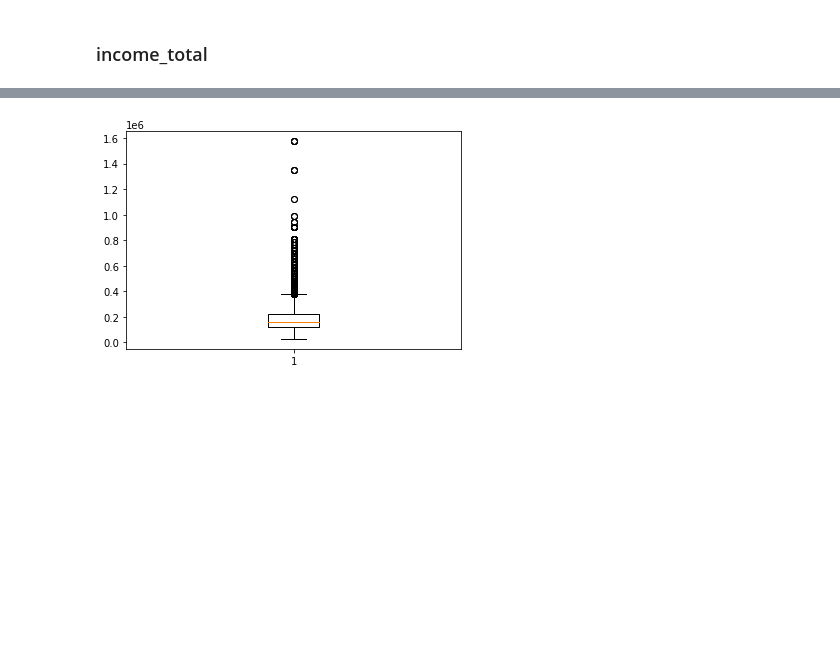
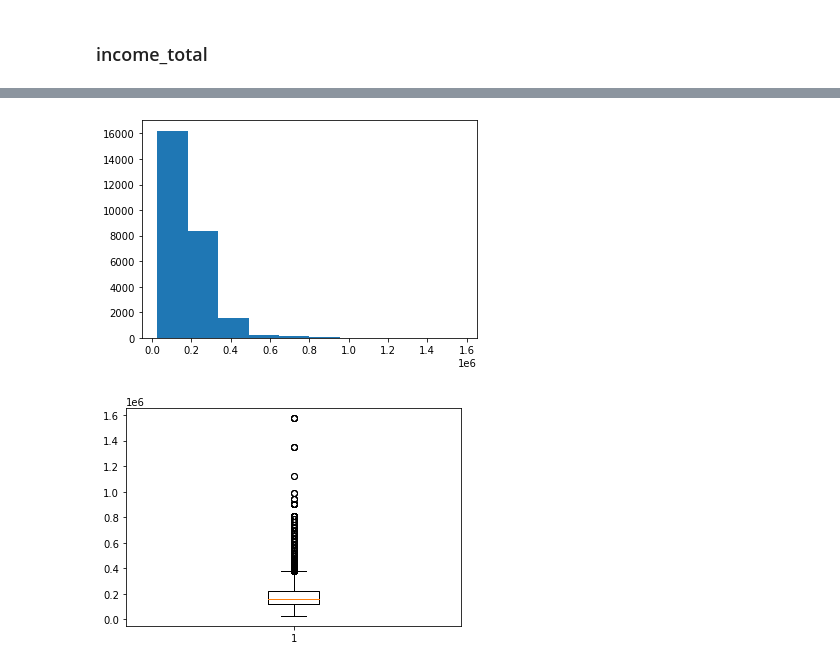
Before and after one commit to JxxHxxx/Ubion-CreditCardUserPrediction, a Jupyter notebook: Code/JY_EDA.ipynb, the cells around one changed output, grey strips where cells are left out. Saved outputs shown, nothing was run; the diff lists cells and outputs as text; code cells hidden in the pictures; blank space fills up the shorter version.

```diff
--- a/Code/JY_EDA.ipynb
+++ b/Code/JY_EDA.ipynb
@@ -125,5 +209,5 @@ plt.boxplot(train['family_size'])
 # %%
-Q1 = train['family_size'].quantile(.25)
+'''Q1 = train['family_size'].quantile(.25)
 Q3 = train['family_size'].quantile(.75)
 IQR = Q3 - Q1
 Q2 = train['family_size'].quantile(.5)
@@ -136,9 +220,17 @@ train.loc[(train['family_size'] > Q2) & (train['family_size'] <= Q3),'child_num'
 train.loc[(train['family_size'] > Q3) & (train['family_size'] <= Q4),'child_num'] = 4
 train.loc[train['family_size'] != Q4, 'child_num'] = 5
 
+test.loc[test['family_size'] <= Q1,'child_num'] = 1
+test.loc[(test['family_size'] > Q1) & (test['family_size'] <= Q2),'child_num'] = 2
+test.loc[(test['family_size'] > Q2) & (test['family_size'] <= Q3),'child_num'] = 3
+test.loc[(test['family_size'] > Q3) & (test['family_size'] <= Q4),'child_num'] = 4
+test.loc[test['family_size'] != Q4, 'child_num'] = 5
+
+test['family_size'] = test['family_size'].replace([1,2,3,4,5],['A','B','C','D','E'])
 train['family_size'] = train['family_size'].replace([1,2,3,4,5],['A','B','C','D','E'])
 
 train['family_size'].value_counts()
+test['family_size'].value_counts()'''
 # %% [output]
 B    14106
 A     5109
@@ -332,8 +389,8 @@ Name: DAYS_EMPLOYED, dtype: int64
 # %% [markdown]
 ### DAYS_BIRTH
 # %%
-train['DAYS_BIRTH'] = (-train['DAYS_BIRTH']/365)
-test['DAYS_BIRTH'] = (-test['DAYS_BIRTH']/365)
+train['DAYS_BIRTH'] = abs(train['DAYS_BIRTH']/365)
+test['DAYS_BIRTH'] = abs(test['DAYS_BIRTH']/365)
 
 train['DAYS_BIRTH'].plot(kind='hist',bins=30,density=True)
 # %% [output]
@@ -440,17 +450,0 @@ plt.boxplot(train['child_num'])
-# %%
-Q1 = train['child_num'].quantile(.25)
-Q3 = train['child_num'].quantile(.75)
-IQR = Q3 - Q1
-Q2 = train['child_num'].quantile(.5)
-Q4 = train['child_num'].quantile(1)
-# print(Q1 , Q2, Q3, Q4)
-
-train.loc[train['child_num'] <= Q1,'child_num'] = 1
-train.loc[(train['child_num'] > Q1) & (train['child_num'] <= Q2),'child_num'] = 2
-train.loc[(train['child_num'] > Q2) & (train['child_num'] <= Q3),'child_num'] = 3
-train.loc[(train['child_num'] > Q3) & (train['child_num'] <= Q4),'child_num'] = 4
-
-
-train['child_num'] = train['child_num'].replace([1,2,3,4],['A','B','C','D'])
-
-train['child_num'].value_counts()
@@ -482,3 +468,8 @@ Name: child_num, dtype: int64
+# %%
+plt.hist(train['income_total'])
+plt.show()
+# %% [output]
+[figure, added]
 # %%
 plt.boxplot(train['income_total'])
 
```
Also changed, not shown: parts of 61 cells of this notebook.
